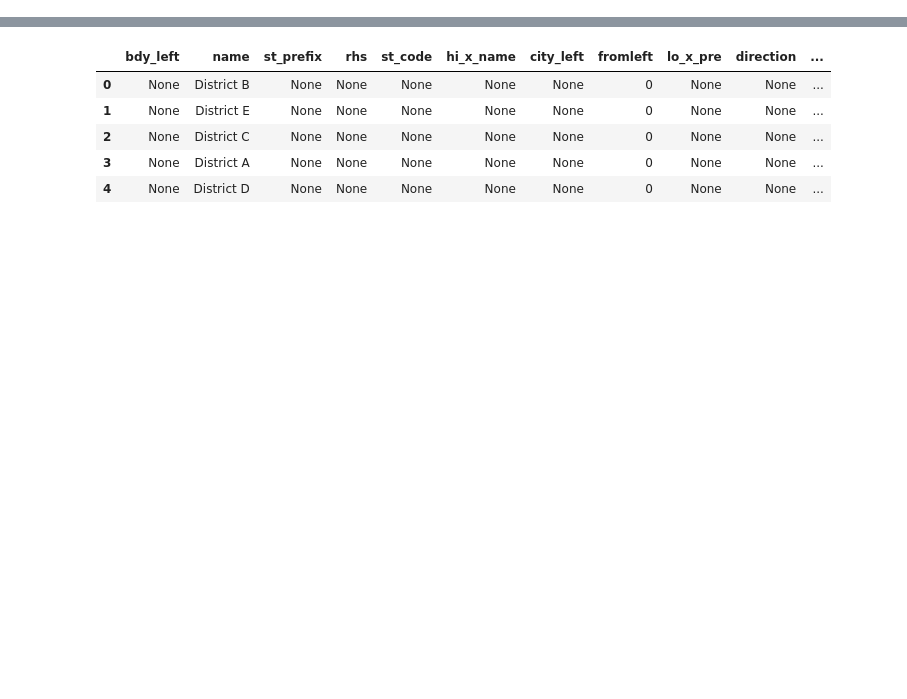
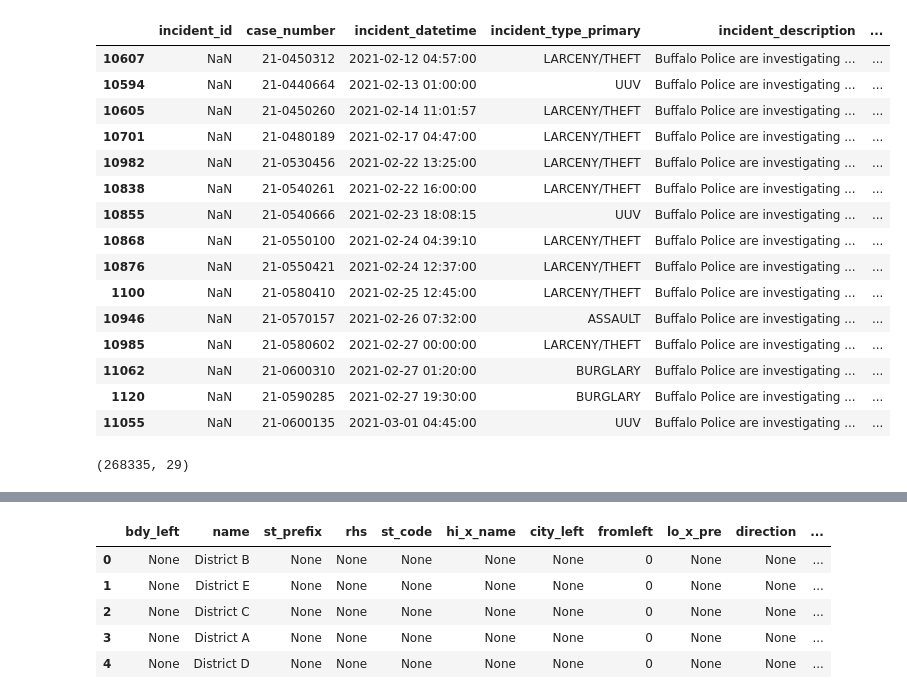
Before and after one commit to dannymorris/ds-squad-project, a Jupyter notebook: crime_geospatial.ipynb, the cells around one changed output, grey strips where cells are left out. Saved outputs shown, nothing was run; the diff lists cells and outputs as text; code cells hidden in the pictures; blank space fills up the shorter version.

```diff
--- a/crime_geospatial.ipynb
+++ b/crime_geospatial.ipynb
@@ -38,0 +76,23 @@ crime_df['council_dt']=np.nan
+# %%
+crime_df.tail(15)
+# %% [output]
+|  | incident_id | case_number | incident_datetime | incident_type_primary | incident_description | ... |
+| 10607 | NaN | 21-0450312 | 2021-02-12 04:57:00 | LARCENY/THEFT | Buffalo Police are investigating ... | ... |
+| 10594 | NaN | 21-0440664 | 2021-02-13 01:00:00 | UUV | Buffalo Police are investigating ... | ... |
+| 10605 | NaN | 21-0450260 | 2021-02-14 11:01:57 | LARCENY/THEFT | Buffalo Police are investigating ... | ... |
+| 10701 | NaN | 21-0480189 | 2021-02-17 04:47:00 | LARCENY/THEFT | Buffalo Police are investigating ... | ... |
+| 10982 | NaN | 21-0530456 | 2021-02-22 13:25:00 | LARCENY/THEFT | Buffalo Police are investigating ... | ... |
+| 10838 | NaN | 21-0540261 | 2021-02-22 16:00:00 | LARCENY/THEFT | Buffalo Police are investigating ... | ... |
+| 10855 | NaN | 21-0540666 | 2021-02-23 18:08:15 | UUV | Buffalo Police are investigating ... | ... |
+| 10868 | NaN | 21-0550100 | 2021-02-24 04:39:10 | LARCENY/THEFT | Buffalo Police are investigating ... | ... |
+| 10876 | NaN | 21-0550421 | 2021-02-24 12:37:00 | LARCENY/THEFT | Buffalo Police are investigating ... | ... |
+| 1100 | NaN | 21-0580410 | 2021-02-25 12:45:00 | LARCENY/THEFT | Buffalo Police are investigating ... | ... |
+| 10946 | NaN | 21-0570157 | 2021-02-26 07:32:00 | ASSAULT | Buffalo Police are investigating ... | ... |
+| 10985 | NaN | 21-0580602 | 2021-02-27 00:00:00 | LARCENY/THEFT | Buffalo Police are investigating ... | ... |
+| 11062 | NaN | 21-0600310 | 2021-02-27 01:20:00 | BURGLARY | Buffalo Police are investigating ... | ... |
+| 1120 | NaN | 21-0590285 | 2021-02-27 19:30:00 | BURGLARY | Buffalo Police are investigating ... | ... |
+| 11055 | NaN | 21-0600135 | 2021-03-01 04:45:00 | UUV | Buffalo Police are investigating ... | ... |
+# %%
+crime_df.shape
+# %% [output]
+(268335, 29)
```
Also changed, not shown: parts of 10 cells of this notebook.
